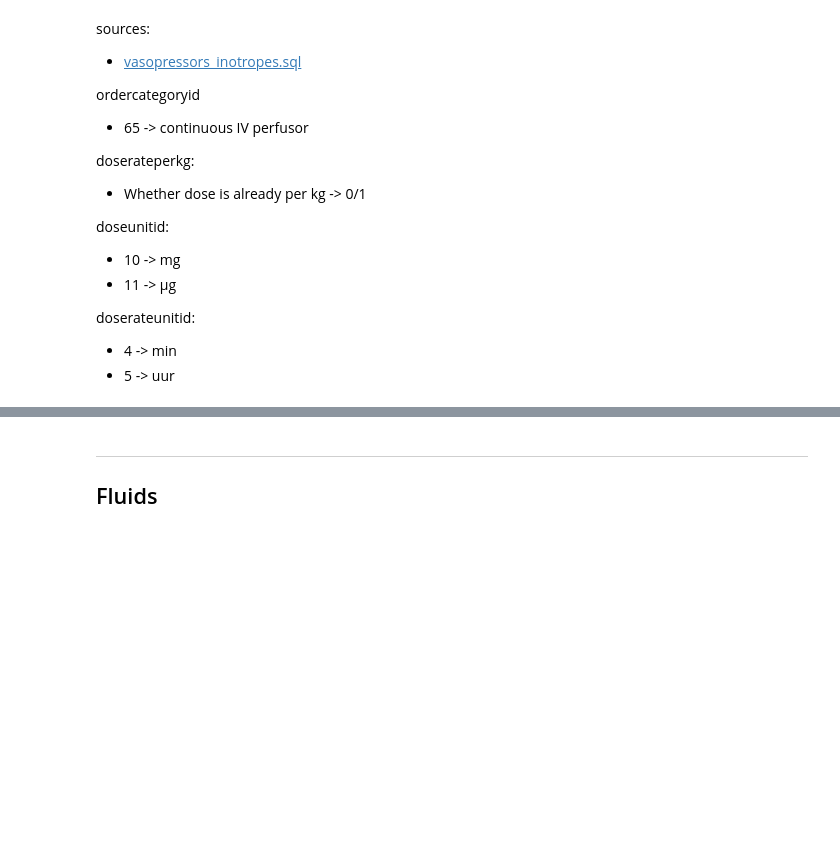
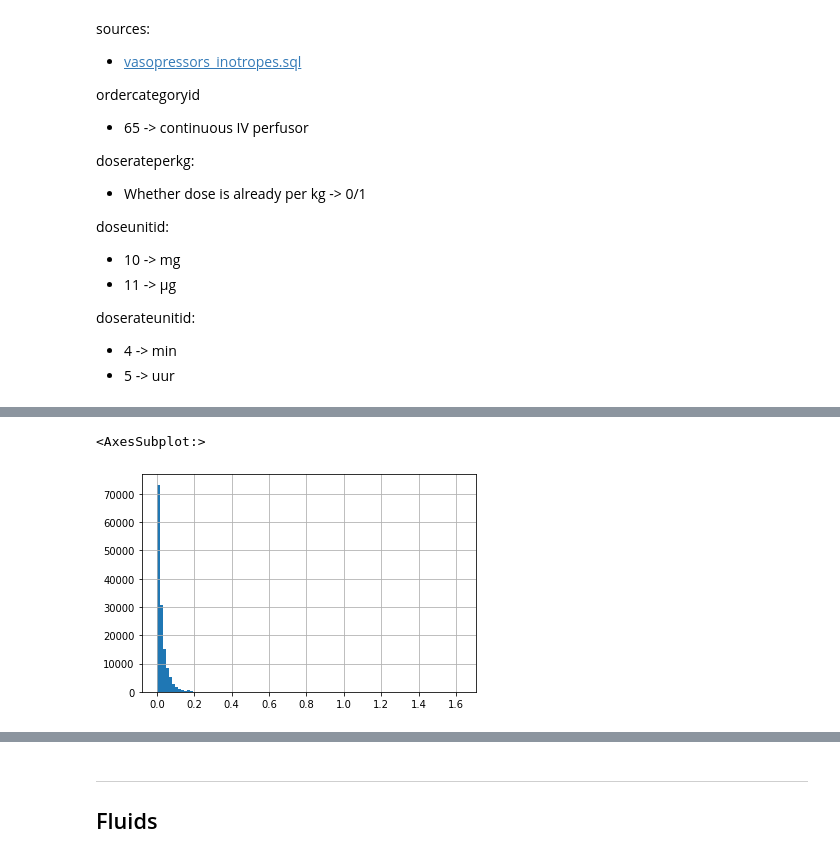
Before and after one commit to thomas097/Haemodynamic-Optimization-Reinforcement-Learning, a Jupyter notebook: data/amsterdam-umc-db/DataExtraction_AmsterdamUMCdb_AllAdmissions.ipynb, the cells around one changed output, grey strips where cells are left out. Cells and saved outputs as stored; diff of their text form; code cells hidden in the pictures; blank space fills up the shorter version.

```diff
--- a/data/amsterdam-umc-db/DataExtraction_AmsterdamUMCdb_AllAdmissions.ipynb
+++ b/data/amsterdam-umc-db/DataExtraction_AmsterdamUMCdb_AllAdmissions.ipynb
@@ -1384,0 +1391,5 @@ vasopressors_df.head()
+# %%
+vasopressors_df.mcgkgmin.hist(bins=100)
+# %% [output]
+<AxesSubplot:>
+[figure, added]
```
Also changed, not shown: parts of 11 cells of this notebook.
